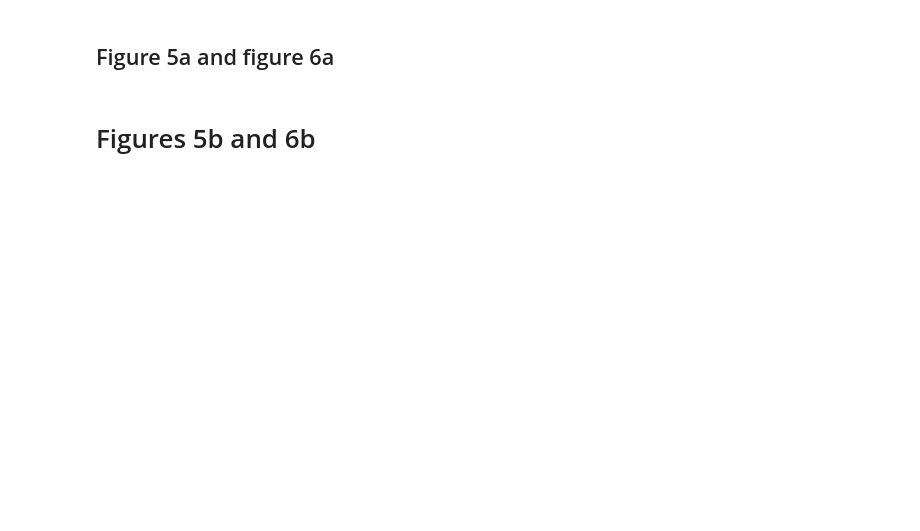
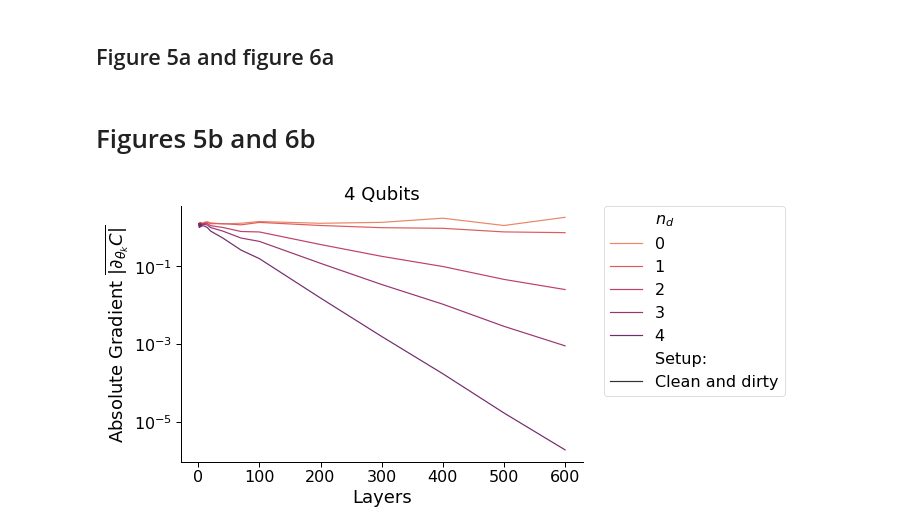
Before and after one commit to danielbultrini/Clean_Dirty_Qubits, a Jupyter notebook: Reproduce Figures.ipynb, the cells around one changed output. Drawn from its saved outputs; the diff is of its cells as text; code cells hidden in the pictures; blank space fills up the shorter version.

```diff
--- a/Reproduce Figures.ipynb
+++ b/Reproduce Figures.ipynb
@@ -86,7 +86,7 @@ for qubit_no in [4,6,8]:
 # Figures 5b and 6b
 # %%
 ### Plotting realistic noise model
-for qubit_no in [4,6,8]:
+for qubit_no in [4]:
     realstic_full = facet_plot(
         df_real.query(f' qubits=={qubit_no}'),
         "Layers",
@@ -98,32 +98,35 @@ for qubit_no in [4,6,8]:
         estimator=np.mean
     )
     realstic_full._legend.remove()
     realstic_full.set(yscale="log",ylabel = r"Absolute Gradient $\overline{\left |\partial_{\theta_k} C\right |}$", title = f"{qubit_no} Qubits")
     L = realstic_full.axes[0].legend()
     L.get_texts()[0].set_text(r'$n_d$')
     L.get_texts()[qubit_no+2].set_text('Setup:')
     plt.legend(bbox_to_anchor=(1.05, 1), loc=2, borderaxespad=0.)
     plt.tight_layout()
     realstic_full.savefig(f'./plots/CombindedReal{qubit_no}.svg')
-    plt.close('all')
+    plt.close('all')# this line can be commented to show plots inline
+
 
 for qubit_no in [4,6,8]:
     realstic_full = facet_plot(
         df_real.query(f' qubits=={qubit_no}'),
         "Total Error",
         "Absolute Gradient",
         r"$n_d$",
         "Setup:",
         "qubits",
         col_wrap=1,
         estimator=np.mean
     )
     realstic_full._legend.remove()
     realstic_full.set(yscale="log",ylabel = r"Absolute Gradient $\overline{\left |\partial_{\theta_k} C\right |}$", title = f"{qubit_no} Qubits")
     L = realstic_full.axes[0].legend(loc='lower left')
     L.get_texts()[0].set_text(r'$n_d$')
     L.get_texts()[qubit_no+2].set_text('Setup:')
     plt.legend(bbox_to_anchor=(1.05, 1), loc=2, borderaxespad=0.)
     plt.tight_layout()
     realstic_full.savefig(f'./plots/ScaledErrCombindedReal{qubit_no}.svg')
-    plt.close('all')
+    plt.close('all')# this line can be commented to show plots inline
+# %% [output]
+[figure, added]
```
Also changed, not shown: parts of 2 cells of this notebook, 21 other files.
